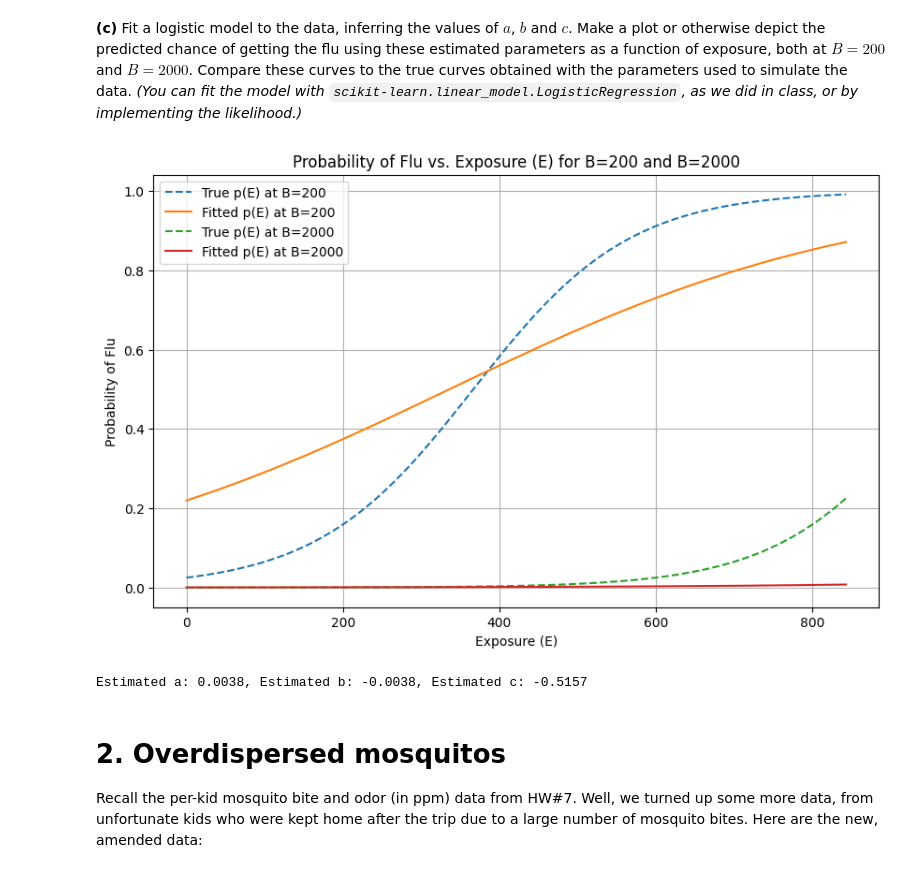
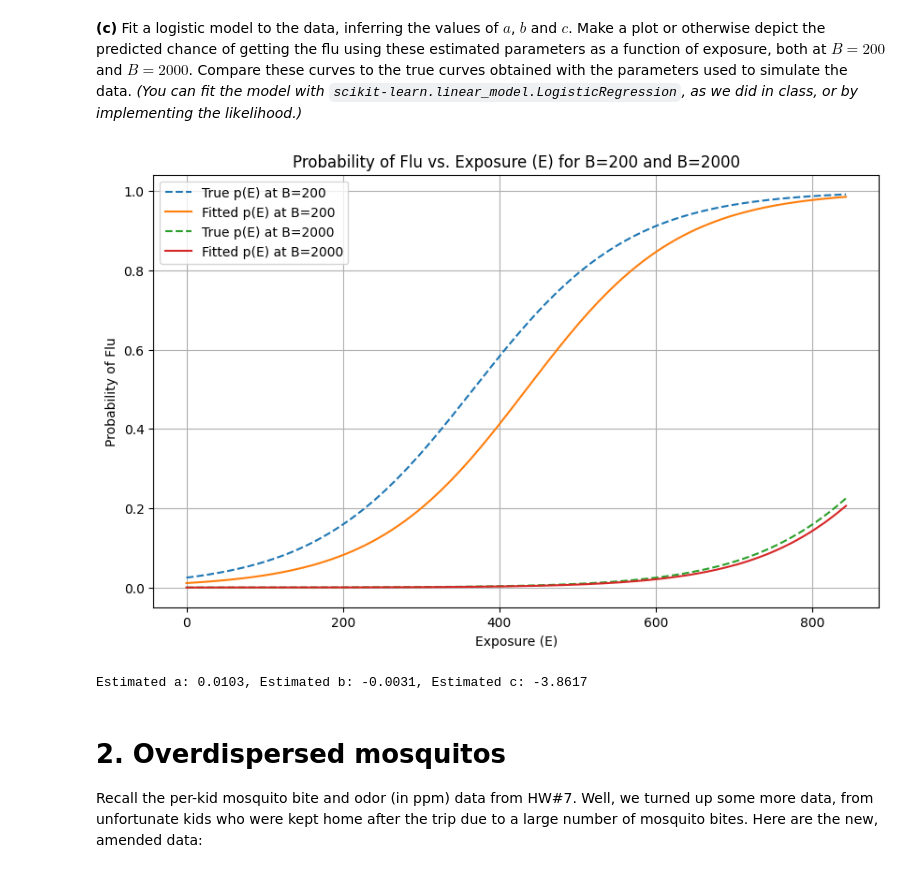
Before and after one commit to vikthebrik/DSCI-MATH-345, a Jupyter notebook: HW8/HW08.ipynb, the cells around one changed output. Drawn from its saved outputs; the diff is of its cells as text; code cells hidden in the pictures.

```diff
--- a/HW8/HW08.ipynb
+++ b/HW8/HW08.ipynb
@@ -67,48 +67,53 @@ B = np.array([ 330,  581, 1381, 2013, 1144, 1571, 1151, 1293,  983, 1101,  279,
     *(You can fit the model with `scikit-learn.linear_model.LogisticRegression`, as we did in class,
     or by implementing the likelihood.)*
 # %%
-# 1(a) - Define function to simulate flu outcomes
+# 1(a) Function to simulate flu outcomes given E and B arrays
 def simulate_flu_outcomes(E, B):
-    a = 1/100
-    b = -1/300
+    a = 1 / 100
+    b = -1 / 300
     c = -3
     linear_term = a * E + b * B + c
     p = 1 / (1 + np.exp(-linear_term))
     outcomes = np.random.binomial(1, p)
     return outcomes, p
 
-# 1(b) - Generate simulated dataset using provided E and B
+
+# 1(b) - Generate the simulated flu dataset
+np.random.seed(42)
 flu_outcomes, true_probs = simulate_flu_outcomes(E, B)
 
-# 1(c) - Fit logistic regression model and compare curves
-X = np.column_stack([E, B])
-model = LogisticRegression()
-model.fit(X, flu_outcomes)
-fitted_a, fitted_b = model.coef_[0]
-fitted_c = model.intercept_[0]
+# 1(c) - Fit logistic regression model to simulated data
+X = np.column_stack((E, B))
+logreg = LogisticRegression(solver='lbfgs')
+logreg.fit(X, flu_outcomes)
 
-# Define function to plot predicted probabilities vs. exposure for B=200 and B=2000
+# Extract fitted coefficients (a, b, c)
+fitted_a, fitted_b = logreg.coef_[0]
+fitted_c = logreg.intercept_[0]
+
+# Plot predicted probability curves vs. exposure for B=200 and B=2000
 exposure_grid = np.linspace(0, max(E), 200)
 B_values = [200, 2000]
 
 plt.figure(figsize=(10,6))
 for B_val in B_values:
     true_curve = 1 / (1 + np.exp(-(1/100 * exposure_grid + -1/300 * B_val + -3)))
     fitted_curve = 1 / (1 + np.exp(-(fitted_a * exposure_grid + fitted_b * B_val + fitted_c)))
     plt.plot(exposure_grid, true_curve, '--', label=f"True p(E) at B={B_val}")
     plt.plot(exposure_grid, fitted_curve, '-', label=f"Fitted p(E) at B={B_val}")
 
 plt.xlabel("Exposure (E)")
 plt.ylabel("Probability of Flu")
 plt.title("Probability of Flu vs. Exposure (E) for B=200 and B=2000")
 plt.legend()
 plt.grid(True)
 plt.show()
 
+# Print estimated parameters
 print(f"Estimated a: {fitted_a:.4f}, Estimated b: {fitted_b:.4f}, Estimated c: {fitted_c:.4f}")
 # %% [output]
-[figure, old version]
+[figure, new version]
-Estimated a: 0.0038, Estimated b: -0.0038, Estimated c: -0.5157
+Estimated a: 0.0103, Estimated b: -0.0031, Estimated c: -3.8617
 # %% [markdown]
 # 2. Overdispersed mosquitos
 
```
